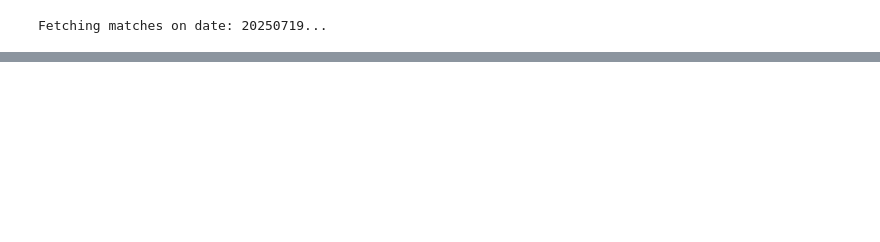
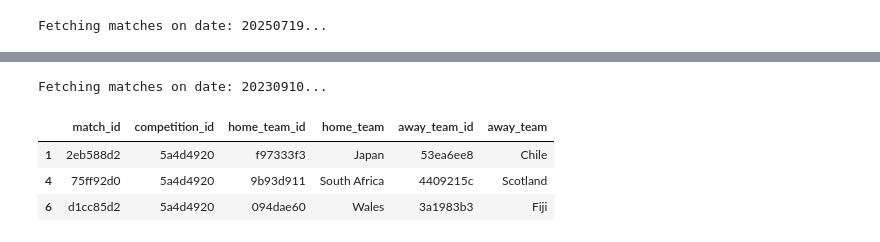
Before and after one commit to mycycler22/ghost_of_eden_park, a Jupyter notebook: rugby_experimental.ipynb, the cells around one changed output, grey strips where cells are left out. Saved outputs shown, nothing was run; the diff lists cells and outputs as text; code cells hidden in the pictures; blank space fills up the shorter version.

```diff
--- a/rugby_experimental.ipynb
+++ b/rugby_experimental.ipynb
@@ -194,3 +194,13 @@ test_nations
 # %%
-## test cell (testing github:()
-## another test commit
+rwc_23_09_10 = fetch_matches_by_date(date="20230910")
+
+rwc_23_09_10 = rwc_23_09_10.loc[rwc_23_09_10['competition_id'].isin(test_match_ids)]
+# %% [output]
+Fetching matches on date: 20230910...
+# %%
+rwc_23_09_10
+# %% [output]
+|  | match_id | competition_id | home_team_id | home_team | away_team_id | away_team |
+| 1 | 2eb588d2 | 5a4d4920 | f97333f3 | Japan | 53ea6ee8 | Chile |
+| 4 | 75ff92d0 | 5a4d4920 | 9b93d911 | South Africa | 4409215c | Scotland |
+| 6 | d1cc85d2 | 5a4d4920 | 094dae60 | Wales | 3a1983b3 | Fiji |
```
Also changed, not shown: parts of 12 cells of this notebook.
